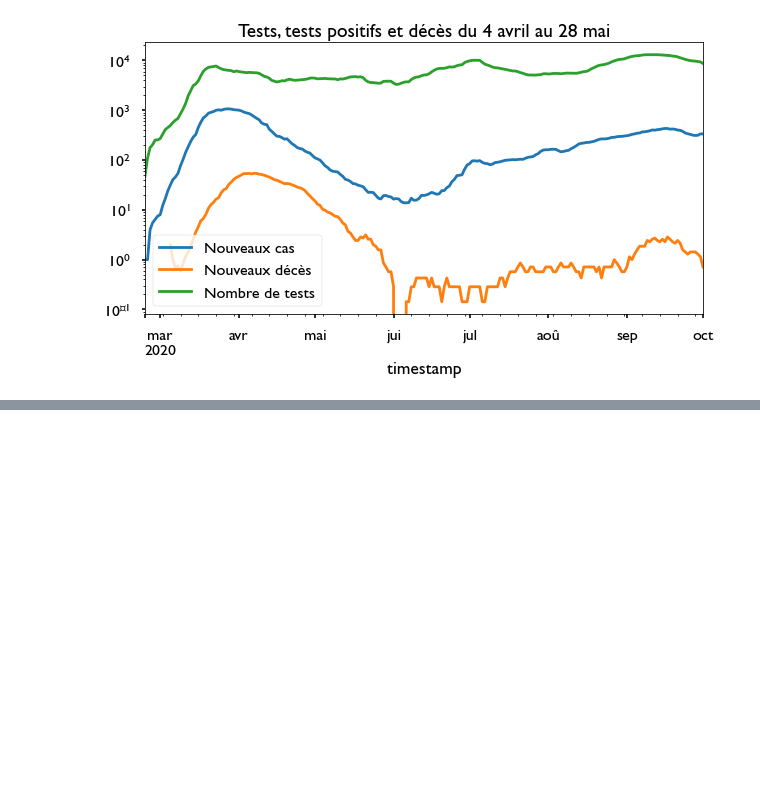
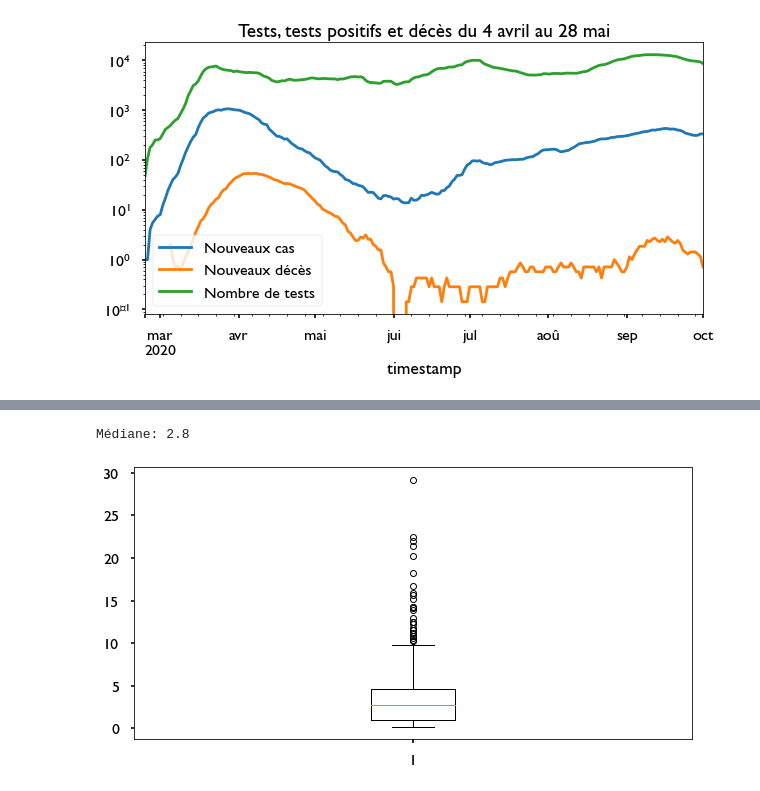
Before and after one commit to palrogg/cds-covid-19-workshop, a Jupyter notebook: notebooks/1_National_Data.ipynb, the cells around one changed output, grey strips where cells are left out. Drawn from its saved outputs; the diff is of its cells as text; code cells hidden in the pictures; blank space fills up the shorter version.

```diff
--- a/notebooks/1_National_Data.ipynb
+++ b/notebooks/1_National_Data.ipynb
@@ -393,0 +415,7 @@ Font 'default' does not have a glyph for '-' [U+2212], substituting with a dummy
+# %%
+# Mais la médiane est à 2.8%
+print('Médiane:', dfm['Taux de cas positifs'].median())
+_ = plt.boxplot(dfm['Taux de cas positifs'])
+# %% [output]
+Médiane: 2.8
+[figure, added]
```
Also changed, not shown: parts of 18 cells of this notebook.
